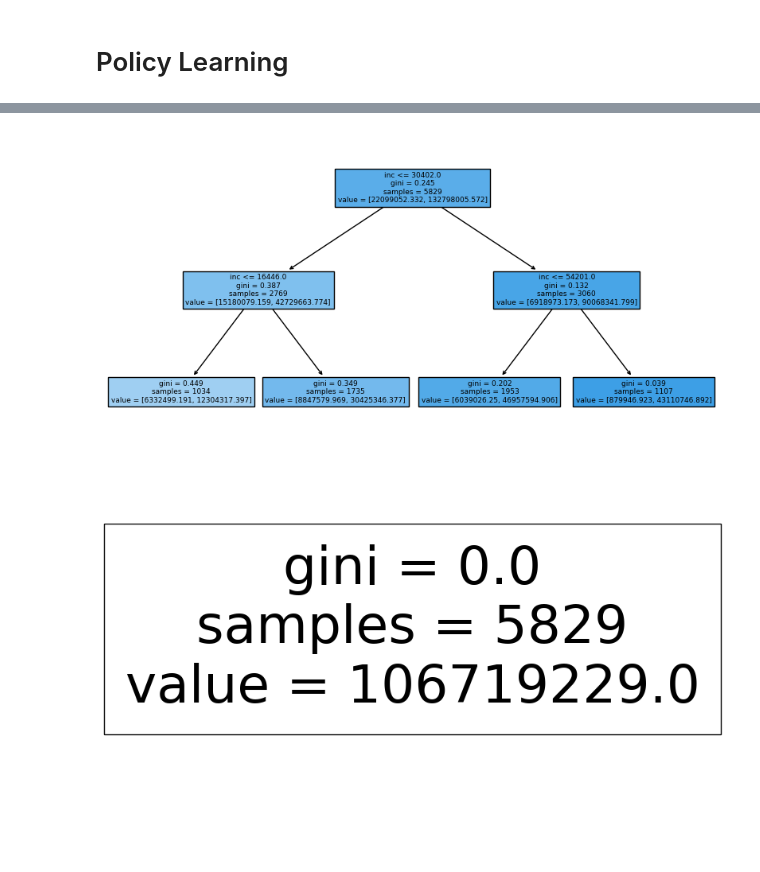
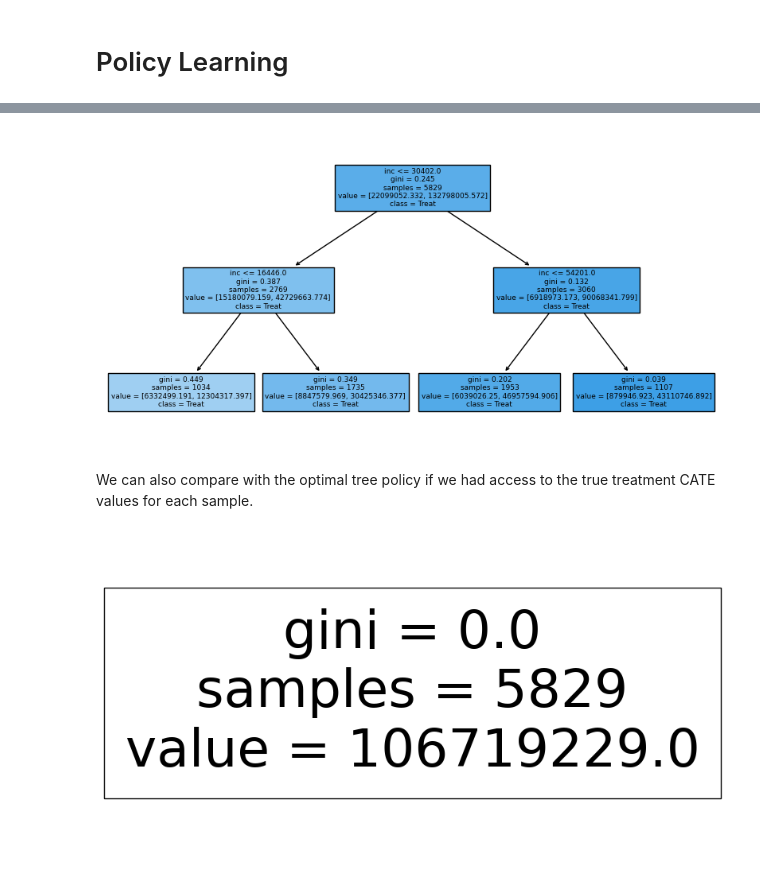
Before and after one commit to stanford-msande228/winter23, a Jupyter notebook: CATE-estimation.ipynb, the cells around one changed output, grey strips where cells are left out. Cells and saved outputs as stored; diff of their text form; code cells hidden in the pictures; blank space fills up the shorter version.

Commit message:
more polishing of cate notebook

```diff
--- a/CATE-estimation.ipynb
+++ b/CATE-estimation.ipynb
@@ -1098,3 +1104,3 @@ Moreover, note that optimizing the linear objective $E[\pi(Z) Y^{DR}(g,p)]$ can
 # %%
-policy = DecisionTreeClassifier(max_depth=2, min_impurity_decrease=1e-3).fit(Z, np.sign(dr_preds),
-                                                                             sample_weight=np.abs(dr_preds))
+policy = DecisionTreeClassifier(max_depth=2, min_impurity_decrease=1e-3)
+policy.fit(Z, np.sign(dr_preds), sample_weight=np.abs(dr_preds))
@@ -1101,8 +1109,11 @@ policy = DecisionTreeClassifier(max_depth=2, min_impurity_decrease=1e-3).fit(Z,
 # %%
 plt.figure(figsize=(10, 5))
-plot_tree(policy, filled=True, feature_names=Z.columns)
+plot_tree(policy, filled=True, feature_names=Z.columns,
+          class_names=['Do Not Treat', 'Treat'])
 plt.show()
 # %% [output]
-[figure, old version]
+[figure, new version]
+# %% [markdown]
+We can also compare with the optimal tree policy if we had access to the true treatment CATE values for each sample.
 # %%
 true_cates = true_cate(X)
```
Also changed, not shown: parts of 3 cells of this notebook.
